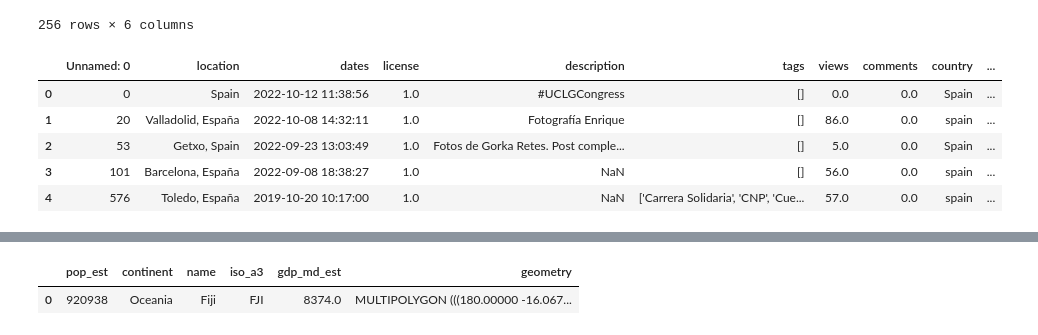
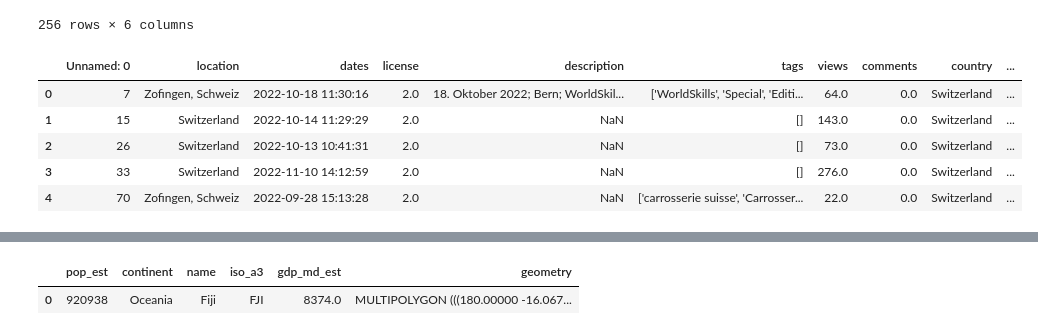
Before and after one commit to creativecommons/quantifying, a Jupyter notebook: analyze/Geomap_and_Model_building.ipynb, the cells around one changed output, grey strips where cells are left out. Cells and saved outputs as stored; diff of their text form; code cells hidden in the pictures.

```diff
--- a/analyze/Geomap_and_Model_building.ipynb
+++ b/analyze/Geomap_and_Model_building.ipynb
@@ -52,0 +109,3 @@ license1.shape
+# %%
+# First drop NaN in "location"
+merged_all_cleaned = merged_all.dropna(subset=["location"])
@@ -54,7 +129,7 @@ license1.shape
 ## Map:
 # %%
 Country = []
-for row in license1["location"][0:]:
+for row in merged_all_cleaned["location"][0:]:
   location_list = str(row).split(",")
   country = location_list[len(location_list) - 1]
   country = country.rstrip() # remove the last whitespace
@@ -71,2 +146,2 @@ print(Country)
 # %%
-license1["country"] = Country
+merged_all_cleaned["country"] = Country
@@ -121,2 +203,2 @@ translate(license1)
 # %%
-license1["Alpha-3 code"] = alpha3code(license1.country)
+merged_all_cleaned["Alpha-3 code"] = alpha3code(merged_all_cleaned.country)
@@ -143,15 +231,15 @@ map_df
 | 255 | NaN | ZW | ZWE | 716 | -20 | 30 |
 256 rows × 6 columns
 # %%
-merged2 = pd.merge(license1, map_df, on="Alpha-3 code")
+merged2 = pd.merge(merged_all_cleaned, map_df, on="Alpha-3 code")
 merged2.head()
 # %% [output]
 |  | Unnamed: 0 | location | dates | license | description | tags | views | comments | country | ... |
-| 0 | 0 | Spain | 2022-10-12 11:38:56 | 1.0 | #UCLGCongress | [] | 0.0 | 0.0 | Spain | ... |
-| 1 | 20 | Valladolid, España | 2022-10-08 14:32:11 | 1.0 | Fotografía Enrique | [] | 86.0 | 0.0 | spain | ... |
-| 2 | 53 | Getxo, Spain | 2022-09-23 13:03:49 | 1.0 | Fotos de Gorka Retes. Post comple... | [] | 5.0 | 0.0 | Spain | ... |
-| 3 | 101 | Barcelona, España | 2022-09-08 18:38:27 | 1.0 | NaN | [] | 56.0 | 0.0 | spain | ... |
-| 4 | 576 | Toledo, España | 2019-10-20 10:17:00 | 1.0 | NaN | ['Carrera Solidaria', 'CNP', 'Cue... | 57.0 | 0.0 | spain | ... |
+| 0 | 7 | Zofingen, Schweiz | 2022-10-18 11:30:16 | 2.0 | 18. Oktober 2022; Bern; WorldSkil... | ['WorldSkills', 'Special', 'Editi... | 64.0 | 0.0 | Switzerland | ... |
+| 1 | 15 | Switzerland | 2022-10-14 11:29:29 | 2.0 | NaN | [] | 143.0 | 0.0 | Switzerland | ... |
+| 2 | 26 | Switzerland | 2022-10-13 10:41:31 | 2.0 | NaN | [] | 73.0 | 0.0 | Switzerland | ... |
+| 3 | 33 | Switzerland | 2022-11-10 14:12:59 | 2.0 | NaN | [] | 276.0 | 0.0 | Switzerland | ... |
+| 4 | 70 | Zofingen, Schweiz | 2022-09-28 15:13:28 | 2.0 | NaN | ['carrosserie suisse', 'Carrosser... | 22.0 | 0.0 | Switzerland | ... |
 # %%
 merged2.shape
 # %% [output]
```
Also changed, not shown: parts of 83 cells of this notebook, 4 other files.
